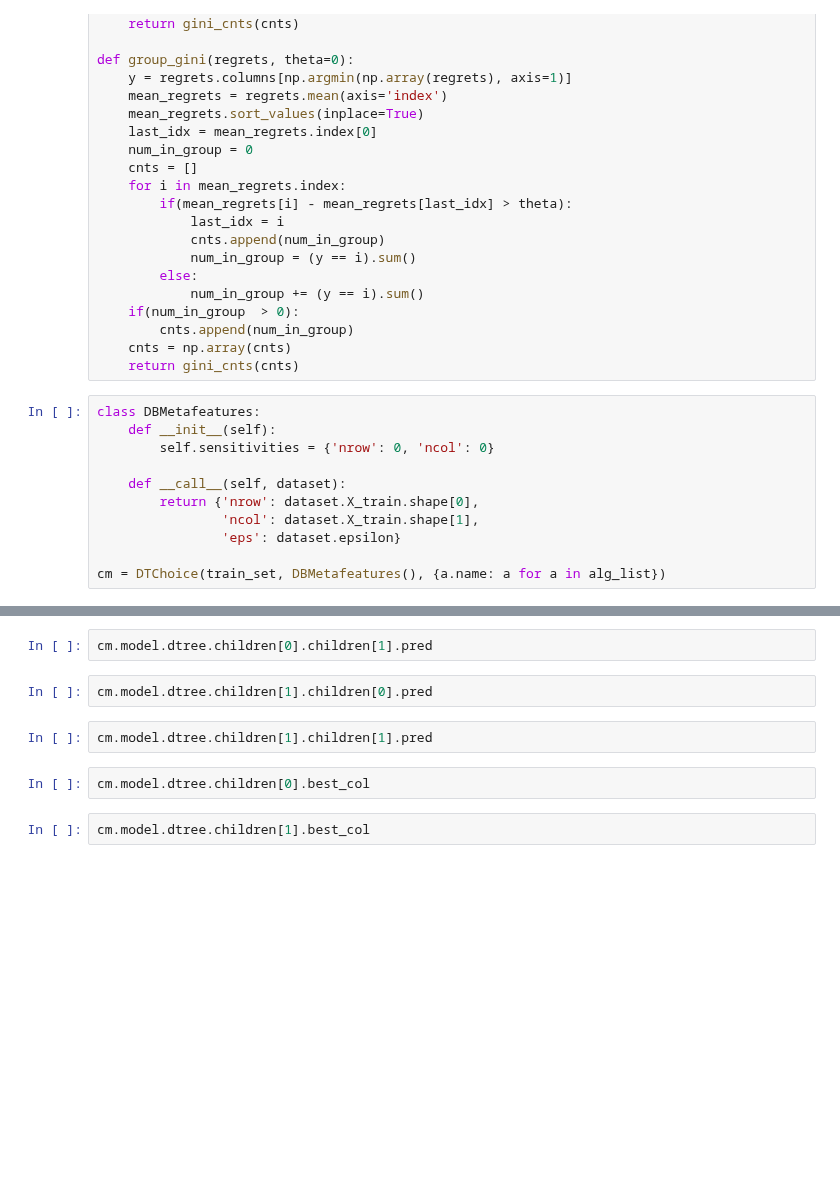
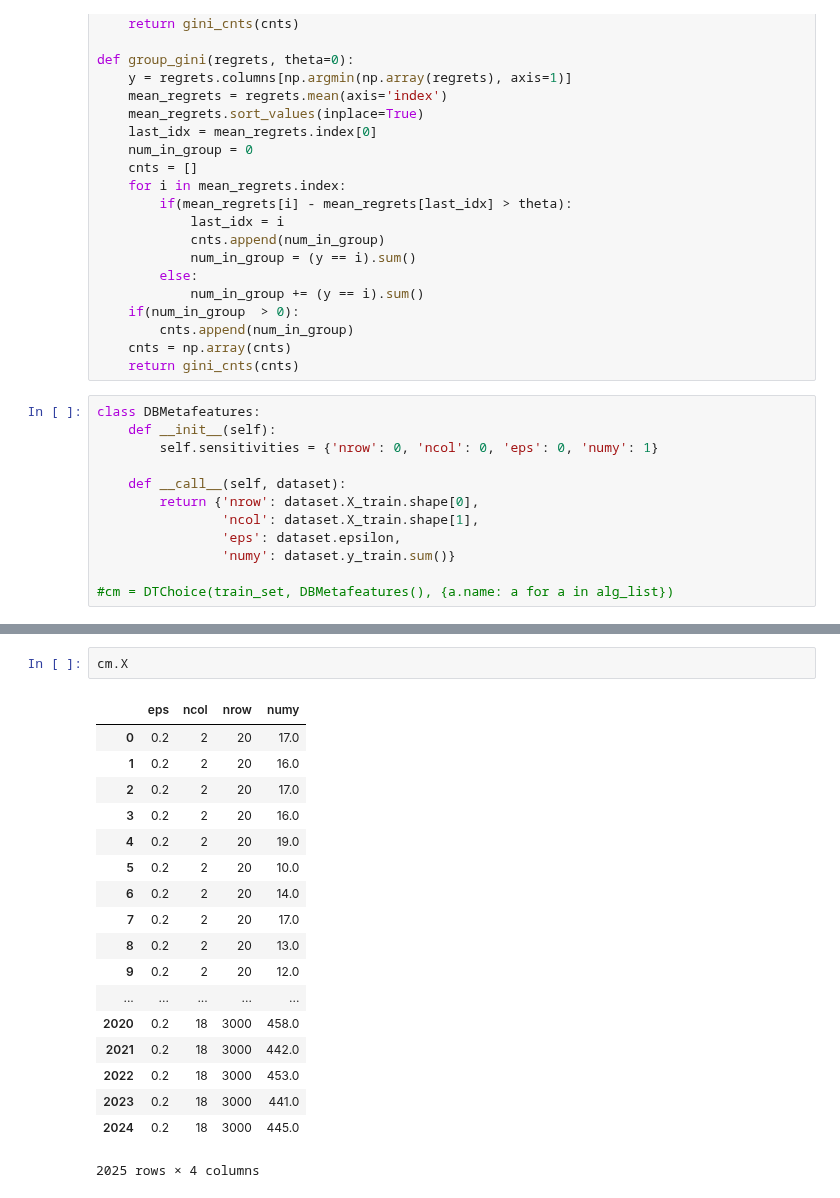
Before and after one commit to jimola/S18_Research, a Jupyter notebook: Python/LogRegChoice.ipynb, the cells around one changed output, grey strips where cells are left out. Saved outputs shown, nothing was run; the diff lists cells and outputs as text; blank space fills up the shorter version.

```diff
--- a/Python/LogRegChoice.ipynb
+++ b/Python/LogRegChoice.ipynb
@@ -266,14 +268,15 @@ def group_gini(regrets, theta=0):
 # %%
 class DBMetafeatures:
     def __init__(self):
-        self.sensitivities = {'nrow': 0, 'ncol': 0}
+        self.sensitivities = {'nrow': 0, 'ncol': 0, 'eps': 0, 'numy': 1}
 
     def __call__(self, dataset):
         return {'nrow': dataset.X_train.shape[0],
                 'ncol': dataset.X_train.shape[1],
-                'eps': dataset.epsilon}
+                'eps': dataset.epsilon,
+                'numy': dataset.y_train.sum()}
 
-cm = DTChoice(train_set, DBMetafeatures(), {a.name: a for a in alg_list})
+#cm = DTChoice(train_set, DBMetafeatures(), {a.name: a for a in alg_list})
 # %%
 dot_data = sklearn.tree.export_graphviz(cm.model, out_file = None, filled=True, rounded=True)
 graph = graphviz.Source(dot_data)
@@ -311,10 +291,21 @@ cm.model.dtree.children[0].children[0].pred
-# %%
-cm.model.dtree.children[0].children[1].pred
-# %%
-cm.model.dtree.children[1].children[0].pred
-# %%
-cm.model.dtree.children[1].children[1].pred
-# %%
-cm.model.dtree.children[0].best_col
-# %%
-cm.model.dtree.children[1].best_col
+# %%
+cm.X
+# %% [output]
+|  | eps | ncol | nrow | numy |
+| 0 | 0.2 | 2 | 20 | 17.0 |
+| 1 | 0.2 | 2 | 20 | 16.0 |
+| 2 | 0.2 | 2 | 20 | 17.0 |
+| 3 | 0.2 | 2 | 20 | 16.0 |
+| 4 | 0.2 | 2 | 20 | 19.0 |
+| 5 | 0.2 | 2 | 20 | 10.0 |
+| 6 | 0.2 | 2 | 20 | 14.0 |
+| 7 | 0.2 | 2 | 20 | 17.0 |
+| 8 | 0.2 | 2 | 20 | 13.0 |
+| 9 | 0.2 | 2 | 20 | 12.0 |
+| ... | ... | ... | ... | ... |
+| 2020 | 0.2 | 18 | 3000 | 458.0 |
+| 2021 | 0.2 | 18 | 3000 | 442.0 |
+| 2022 | 0.2 | 18 | 3000 | 453.0 |
+| 2023 | 0.2 | 18 | 3000 | 441.0 |
+| 2024 | 0.2 | 18 | 3000 | 445.0 |
+2025 rows × 4 columns
```
Also changed, not shown: parts of 15 cells of this notebook.
